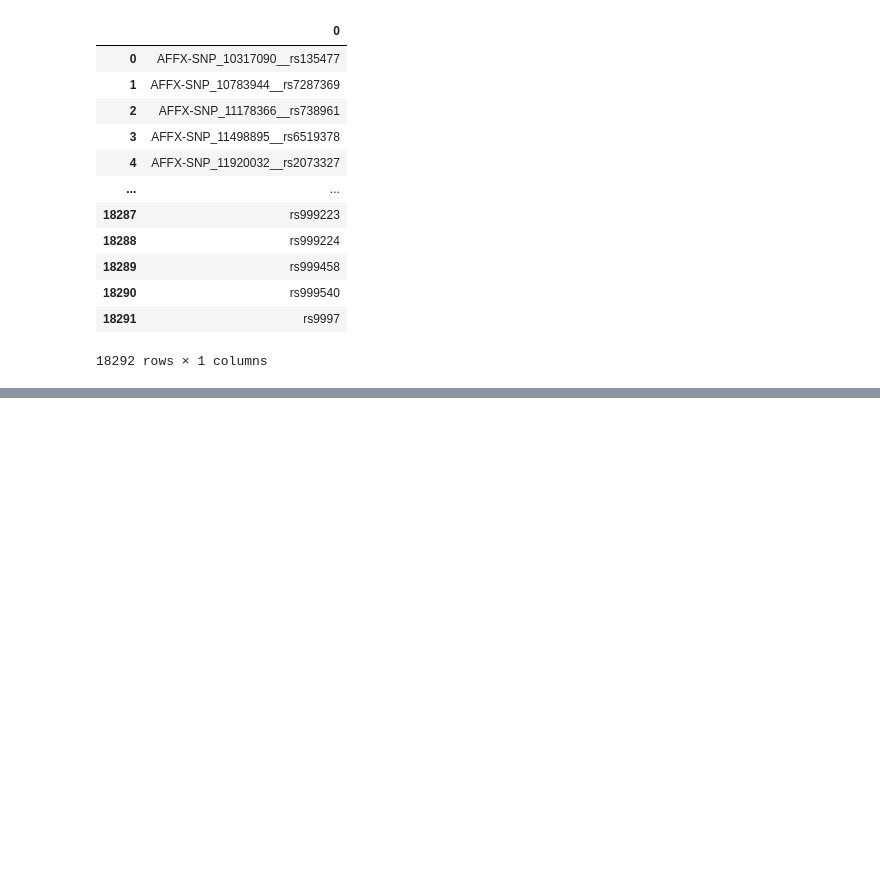
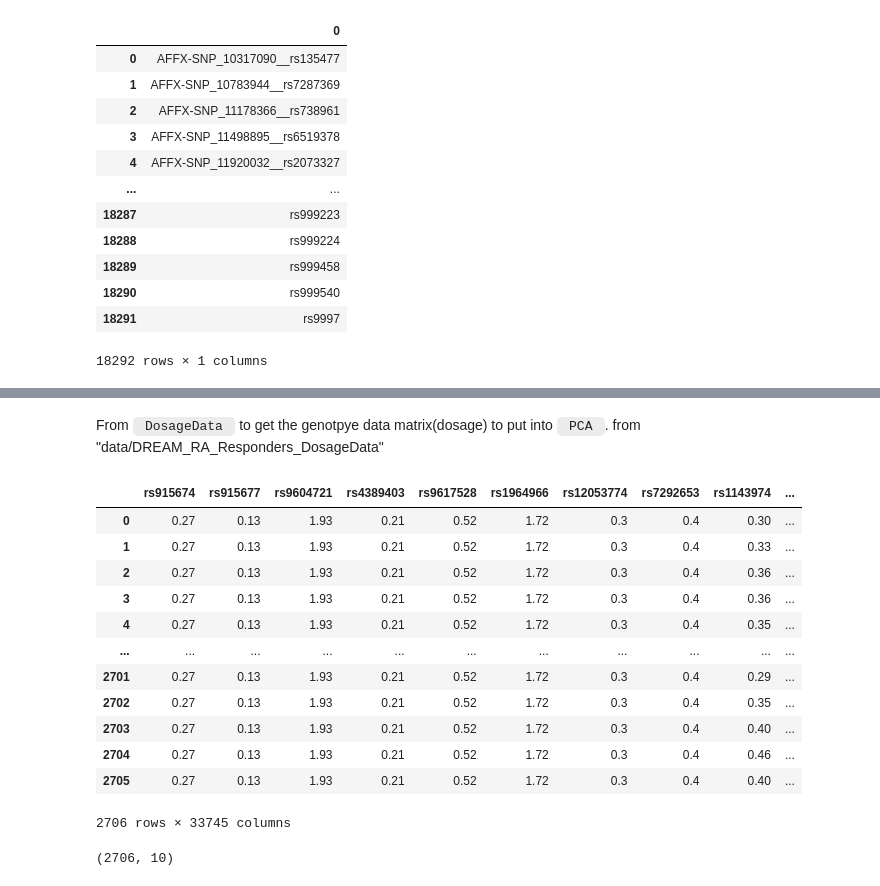
Before and after one commit to Yiqing-Zhu2000/RA_Project, a Jupyter notebook: RA_response_PRS.ipynb, the cells around one changed output, grey strips where cells are left out. Cells and saved outputs as stored; diff of their text form; code cells hidden in the pictures; blank space fills up the shorter version.

```diff
--- a/RA_response_PRS.ipynb
+++ b/RA_response_PRS.ipynb
@@ -1011,0 +1045,2 @@ shuffle_100.to_csv("CMAll_qced/shuffle_100_ALL22.txt", sep="\t", index=False, he
+# %% [markdown]
+From <code> DosageData </code> to get the genotpye data matrix(dosage) to put into <code> PCA </code>. from "data/DREAM_RA_Responders_DosageData"
@@ -1011,0 +1055,16 @@ shuffle_100.to_csv("CMAll_qced/shuffle_100_ALL22.txt", sep="\t", index=False, he
+# %%
+dos_chr22
+# %% [output]
+|  | rs915674 | rs915677 | rs9604721 | rs4389403 | rs9617528 | rs1964966 | rs12053774 | rs7292653 | rs1143974 | ... |
+| 0 | 0.27 | 0.13 | 1.93 | 0.21 | 0.52 | 1.72 | 0.3 | 0.4 | 0.30 | ... |
+| 1 | 0.27 | 0.13 | 1.93 | 0.21 | 0.52 | 1.72 | 0.3 | 0.4 | 0.33 | ... |
+| 2 | 0.27 | 0.13 | 1.93 | 0.21 | 0.52 | 1.72 | 0.3 | 0.4 | 0.36 | ... |
+| 3 | 0.27 | 0.13 | 1.93 | 0.21 | 0.52 | 1.72 | 0.3 | 0.4 | 0.36 | ... |
+| 4 | 0.27 | 0.13 | 1.93 | 0.21 | 0.52 | 1.72 | 0.3 | 0.4 | 0.35 | ... |
+| ... | ... | ... | ... | ... | ... | ... | ... | ... | ... | ... |
+| 2701 | 0.27 | 0.13 | 1.93 | 0.21 | 0.52 | 1.72 | 0.3 | 0.4 | 0.29 | ... |
+| 2702 | 0.27 | 0.13 | 1.93 | 0.21 | 0.52 | 1.72 | 0.3 | 0.4 | 0.35 | ... |
+| 2703 | 0.27 | 0.13 | 1.93 | 0.21 | 0.52 | 1.72 | 0.3 | 0.4 | 0.40 | ... |
+| 2704 | 0.27 | 0.13 | 1.93 | 0.21 | 0.52 | 1.72 | 0.3 | 0.4 | 0.46 | ... |
+| 2705 | 0.27 | 0.13 | 1.93 | 0.21 | 0.52 | 1.72 | 0.3 | 0.4 | 0.40 | ... |
+2706 rows × 33745 columns
@@ -1011,0 +1074,4 @@ shuffle_100.to_csv("CMAll_qced/shuffle_100_ALL22.txt", sep="\t", index=False, he
+# %%
+pcs.shape
+# %% [output]
+(2706, 10)
```
Also changed, not shown: parts of 11 cells of this notebook, 1 other file.
